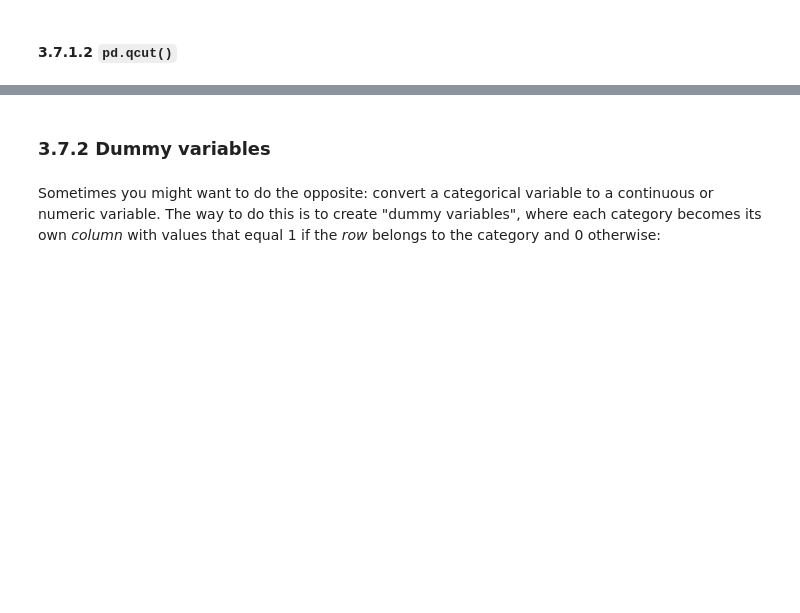
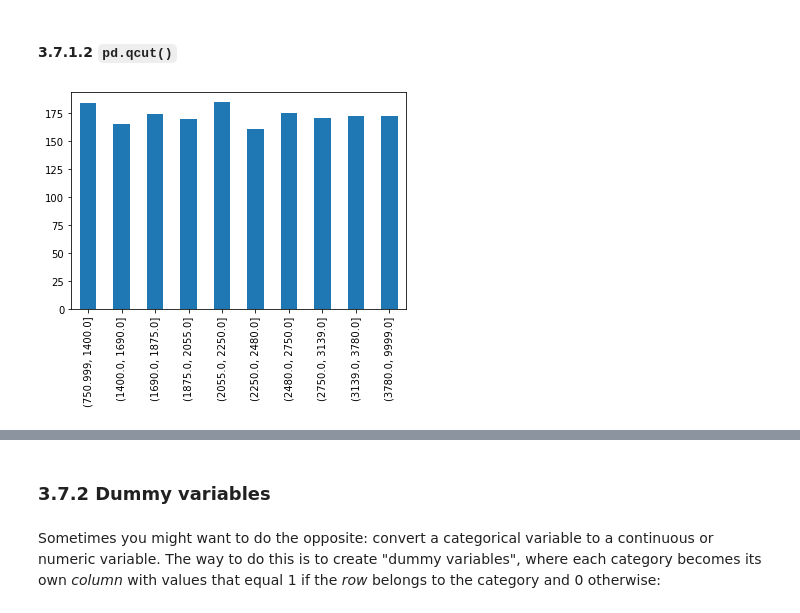
Before and after one commit to mxndrwgrdnr/UCB_CYPLAN255_2024, a Jupyter notebook: notebooks/lecture_09_data_analysis.ipynb, the cells around one changed output, grey strips where cells are left out. Saved outputs shown, nothing was run; the diff lists cells and outputs as text; code cells hidden in the pictures; blank space fills up the shorter version.

```diff
--- a/notebooks/lecture_09_data_analysis.ipynb
+++ b/notebooks/lecture_09_data_analysis.ipynb
@@ -420,7 +510,7 @@ print(high)
 # %% [markdown]
 Now let's apply our filters:
 # %%
-cleaned = df[(df['price'] < high) & (df['price'] > low)]
+cleaned = df[(df['price'] < high) & (df['price'] > low)].copy()
 # %% [markdown]
 And maybe we can filter on # bedrooms, too. And why not drop rows with missing data while we're at it.
 # %%
@@ -450,9 +559,12 @@ pd.cut(
 # %% [markdown]
 #### 3.7.1.2 `pd.qcut()`
 # %%
-quintile_df, bins = pd.qcut(
-    cleaned['price'], 5,
-    labels=['very low', 'low', 'average', 'high', 'very high'], retbins=True)
+quintile_df = pd.qcut(
+    cleaned['price'], 10,
+#     labels=['very low', 'low', 'average', 'high', 'very high']
+).value_counts(sort=False).plot(kind='bar')
+# %% [output]
+[figure, added]
 # %%
 pd.qcut(
     cleaned['price'], [0, .1, .3, .7, .9, 1],
```
Also changed, not shown: parts of 47 cells of this notebook, 24 other files.
